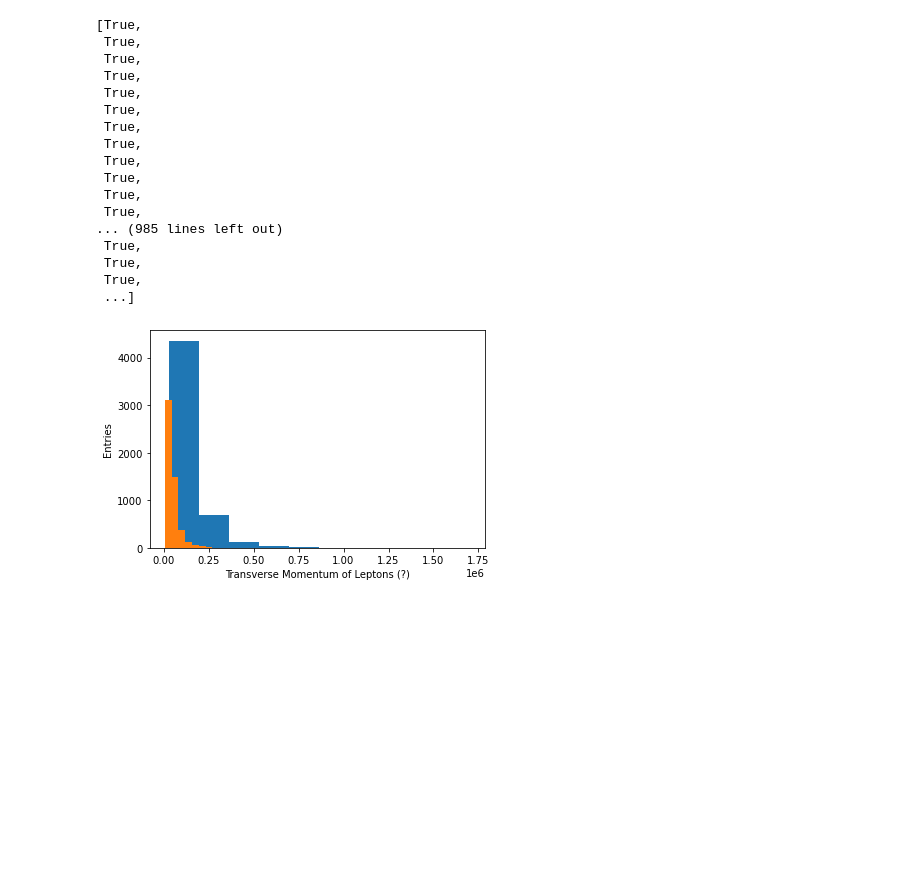
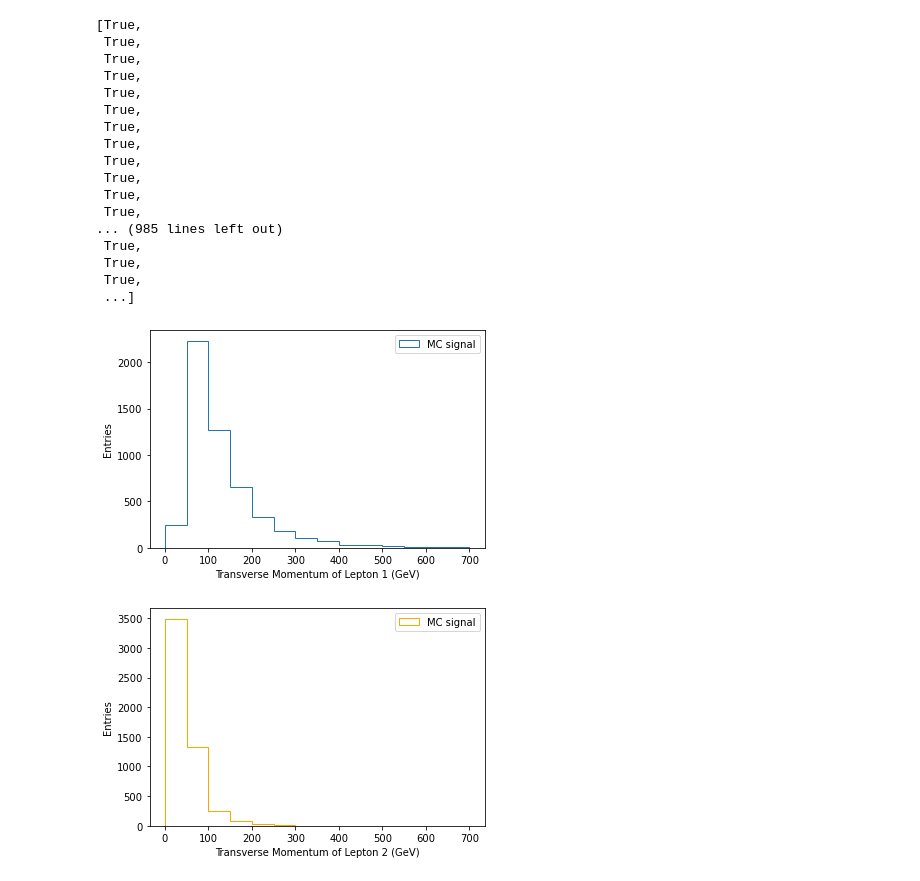
Before and after one commit to ChrisC-E/ATLAS_opendata_internship, a Jupyter notebook: SU_DM_Notebook.ipynb, the cells around one changed output. Drawn from its saved outputs; the diff is of its cells as text; code cells hidden in the pictures; blank space fills up the shorter version.

Commit message:
added cleaned up file; made relevant histograms; calculate vals for cuts

```diff
--- a/SU_DM_Notebook.ipynb
+++ b/SU_DM_Notebook.ipynb
@@ -381,16 +527,36 @@ lep1
  True,
  True,
  ...]
-# %%
-lep1PT = []
-lep2PT = []
-for i in raw_data_df['lep_pt']:
-    lep1PT.append(i[0])
-    lep2PT.append(i[1])
-lep1PT_hist = plt.hist(lep1PT)#PC doesn't like the bools
-lep2PT_hist = plt.hist(lep2PT)
-plt.xlabel('Transverse Momentum of Leptons (?)')
-plt.ylabel('Entries')
-plt.show()
-# %% [output]
-[figure, removed]
+# %%
+lep1PT = []
+lep2PT = []
+for i in raw_data_df['lep_pt']:
+    lep1PT.append(i[0]*0.001)#decrease by a factor of 10^3 for TeV -> GeV
+    lep2PT.append(i[1]*0.001)
+
+#print(max(lep2PT))
+#print(np.linspace(0,700,15))
+
+#fig, axs = plt.subplots(1,2, tight_layout = True)
+#fig.suptitle('Transverse Lepton Momentum')
+#axs[0].hist(lep1PT, bins=np.linspace(0,700,15), histtype='step', label='MC signal')
+#axs[1].hist(lep2PT, bins=np.linspace(0,700,15), histtype='step', color='orange', label='MC signal')
+#axs[0].set(xlabel='\n Transverse Momentum of Leading Lepton (GeV)', ylabel='Entries')
+#axs[1].set(xlabel='Transverse Momentum of Secondary(?) Lepton (GeV)', ylabel='Entries')
+#axs[0].legend()
+#axs[1].legend()
+#plt.show()
+
+lep1PT_hist = plt.hist(lep1PT, bins=np.linspace(0,700,15), histtype='step', label='MC signal')
+plt.xlabel('Transverse Momentum of Lepton 1 (GeV)')
+plt.ylabel('Entries')
+plt.legend()
+plt.show()
+lep2PT_hist = plt.hist(lep2PT, bins=np.linspace(0,700,15), histtype='step', color='orange', label='MC signal')
+plt.xlabel('Transverse Momentum of Lepton 2 (GeV)')
+plt.ylabel('Entries')
+plt.legend()
+plt.show()
+# %% [output]
+[figure, added]
+[figure, added]
```
Also changed, not shown: parts of 9 cells of this notebook, 1 other file.
